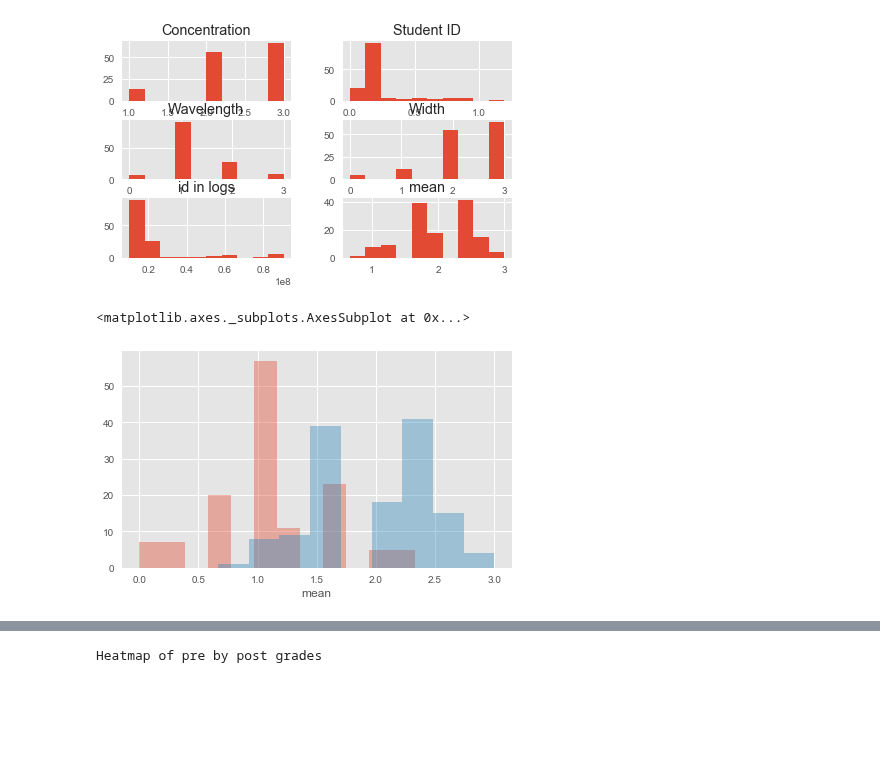
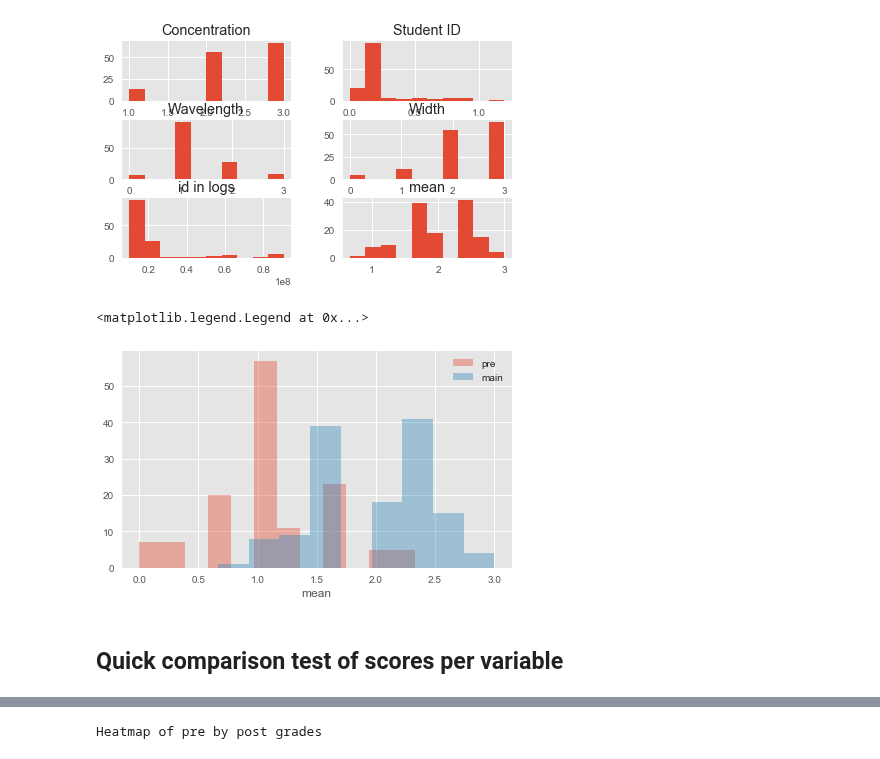
Before and after one commit to jmassall/inquiry_virtualLabs_study, a Jupyter notebook: analysis/worksheet_analysis_report.ipynb, the cells around one changed output, grey strips where cells are left out. Drawn from its saved outputs; the diff is of its cells as text; code cells hidden in the pictures; blank space fills up the shorter version.

Commit message:
Finished draft of worksheet analysis report

```diff
--- a/analysis/worksheet_analysis_report.ipynb
+++ b/analysis/worksheet_analysis_report.ipynb
@@ -75,5 +76,7 @@ graph_cvs_df2['sum light absorbance'] = graph_cvs_df2[["Wavelength","Width","Con
 # %%
 %reload_ext utils_read_parsing
+ids = get_students_to_analyze_log_worksheets()
+worksheets = get_worksheet_metadata()
 pre = get_pre_worksheet(sim='beers')
 pre= pre[pre['Student ID'].isin(worksheets[(worksheets['Type']=='p')&worksheets['Student ID'].isin(ids)]['other id'].values)]
 main = get_main_worksheet(sim='beers')
@@ -113,8 +116,11 @@ main.hist()
 ''
 [figure]
 # %%
-sns.distplot(pre['mean'],kde=False)
-sns.distplot(main['mean'],kde=False)
+sns.distplot(pre['mean'],kde=False,label='pre')
+ax = sns.distplot(main['mean'],kde=False,label='main')
+ax.legend()
 # %% [output]
-<matplotlib.axes._subplots.AxesSubplot at 0x...>
+<matplotlib.legend.Legend at 0x...>
-[figure, old version]
+[figure, new version]
+# %% [markdown]
+## Quick comparison test of scores per variable
```
Also changed, not shown: parts of 34 cells of this notebook, 14 other files.
